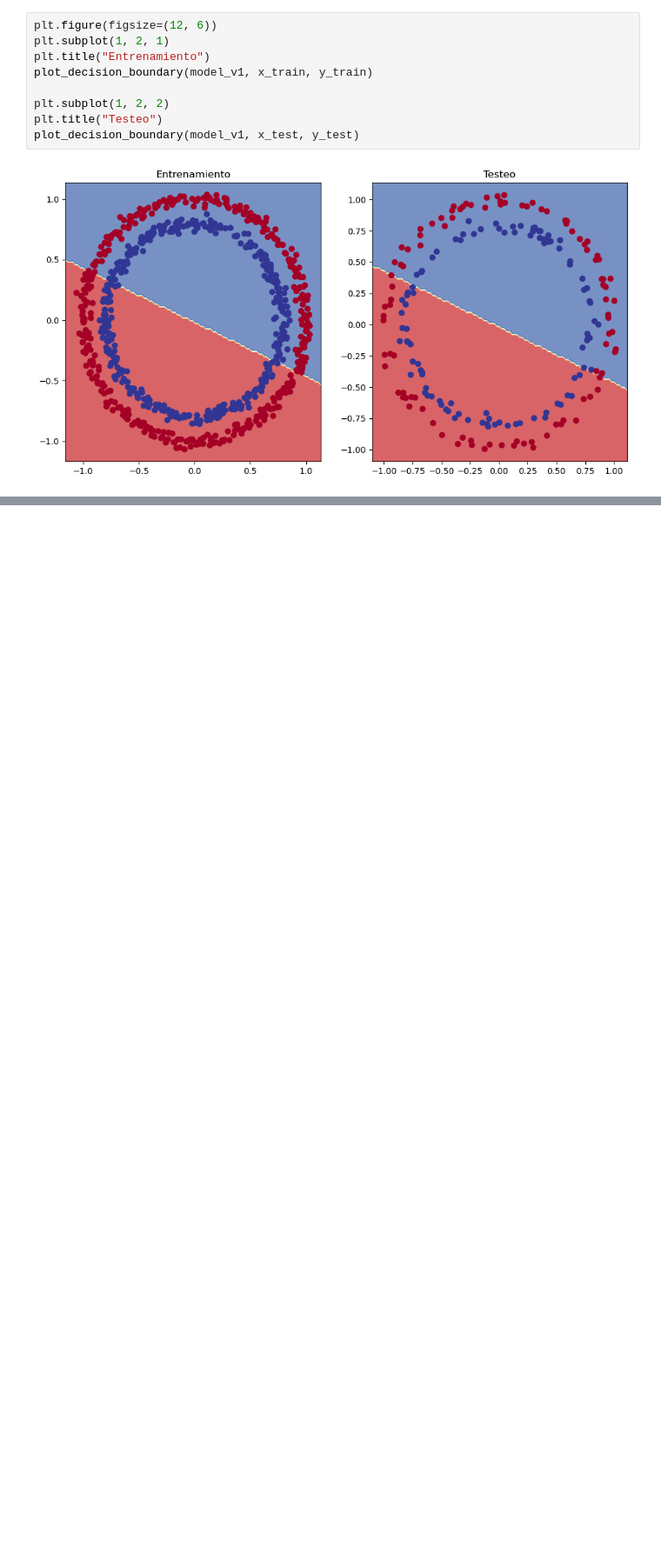
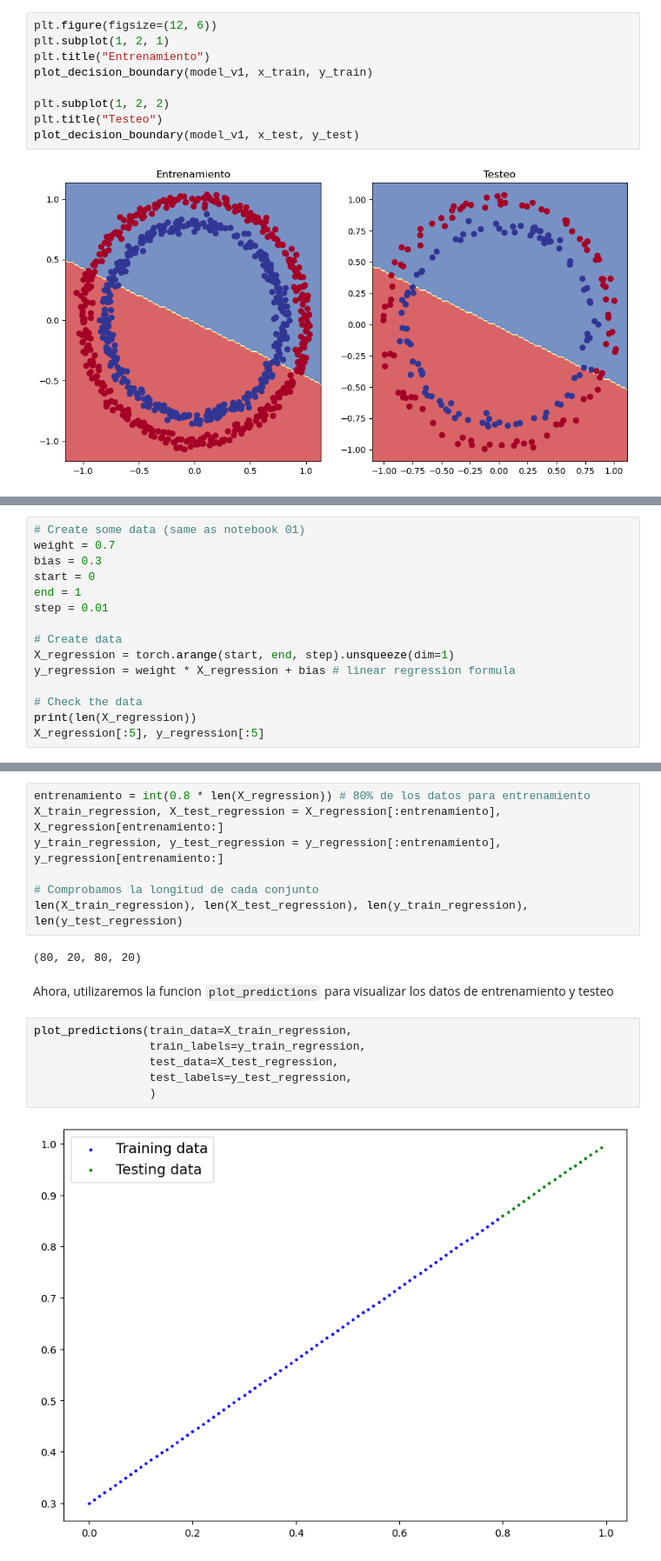
Before and after one commit to IsaHe/AprendizajePytorch, a Jupyter notebook: 02_PyTorch_Clasification.ipynb, the cells around one changed output, grey strips where cells are left out. Shown at 87% size. Saved outputs shown, nothing was run; the diff lists cells and outputs as text; blank space fills up the shorter version.

```diff
--- a/02_PyTorch_Clasification.ipynb
+++ b/02_PyTorch_Clasification.ipynb
@@ -524,0 +526,15 @@ plot_decision_boundary(model_v1, x_test, y_test)
+# %%
+# Create some data (same as notebook 01)
+weight = 0.7
+bias = 0.3
+start = 0
+end = 1
+step = 0.01
+
+# Create data
+X_regression = torch.arange(start, end, step).unsqueeze(dim=1)
+y_regression = weight * X_regression + bias # linear regression formula
+
+# Check the data
+print(len(X_regression))
+X_regression[:5], y_regression[:5]
@@ -524,0 +555,19 @@ plot_decision_boundary(model_v1, x_test, y_test)
+# %%
+entrenamiento = int(0.8 * len(X_regression)) # 80% de los datos para entrenamiento
+X_train_regression, X_test_regression = X_regression[:entrenamiento], X_regression[entrenamiento:]
+y_train_regression, y_test_regression = y_regression[:entrenamiento], y_regression[entrenamiento:]
+
+# Comprobamos la longitud de cada conjunto
+len(X_train_regression), len(X_test_regression), len(y_train_regression), len(y_test_regression)
+# %% [output]
+(80, 20, 80, 20)
+# %% [markdown]
+Ahora, utilizaremos la funcion `plot_predictions` para visualizar los datos de entrenamiento y testeo
+# %%
+plot_predictions(train_data=X_train_regression,
+                 train_labels=y_train_regression,
+                 test_data=X_test_regression,
+                 test_labels=y_test_regression,
+                 )
+# %% [output]
+[figure, added]
```
Also changed, not shown: parts of 72 cells of this notebook.
